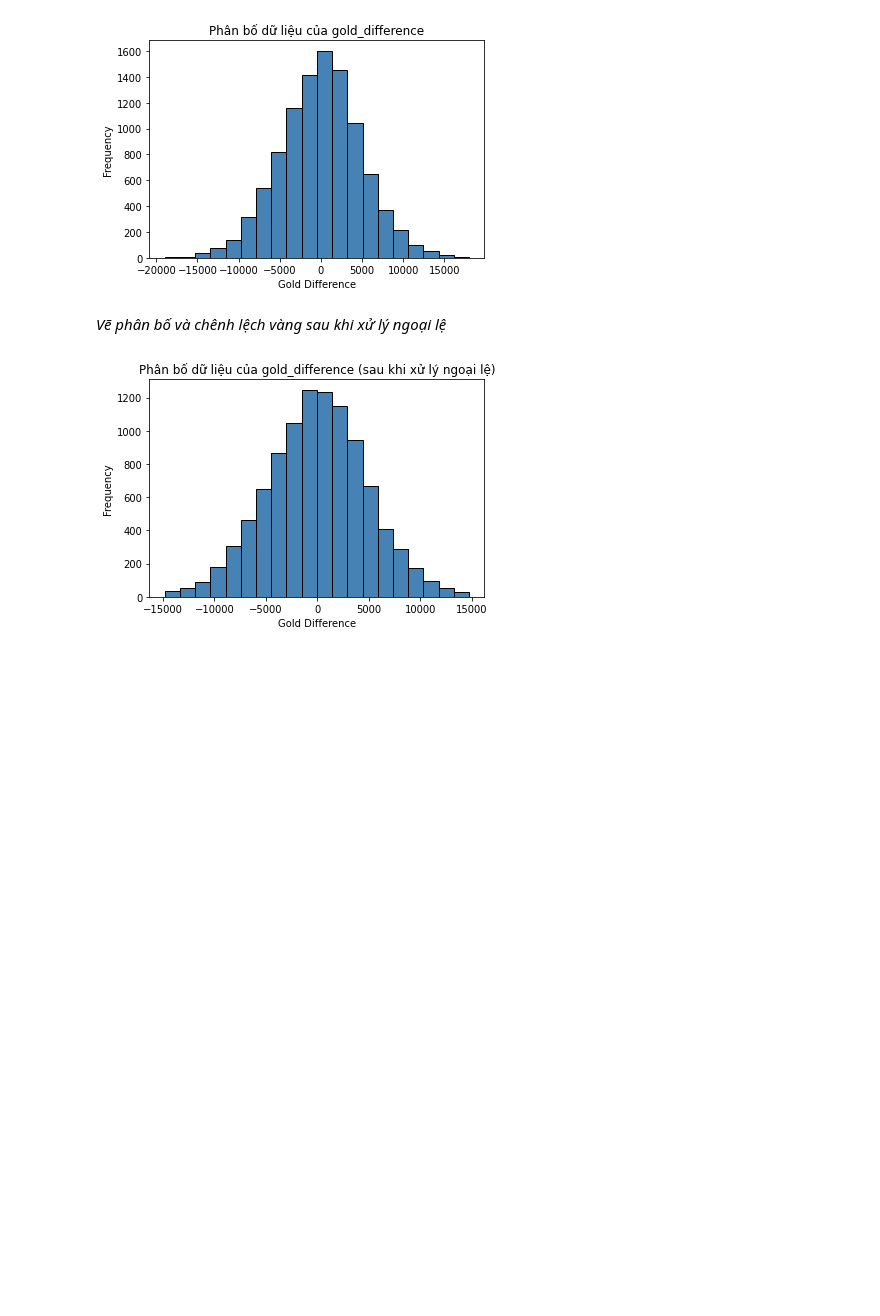
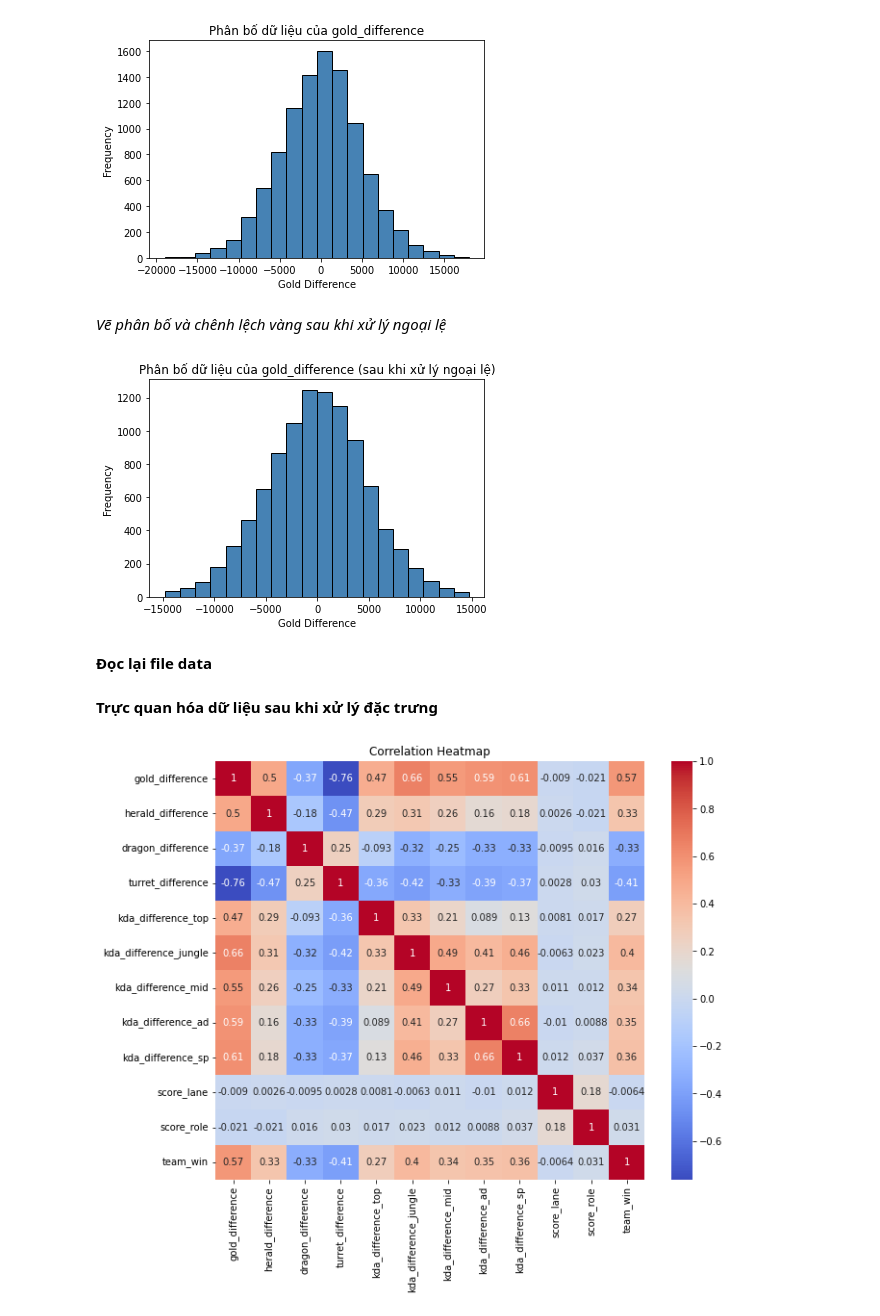
Before and after one commit to trucni2005/LeagueOfLegendsWinRatePredictorAt15, a Jupyter notebook: feature_engineering.ipynb, the cells around one changed output. Drawn from its saved outputs; the diff is of its cells as text; code cells hidden in the pictures; blank space fills up the shorter version.

Commit message:
plot Graphical Data Visualization

```diff
--- a/feature_engineering.ipynb
+++ b/feature_engineering.ipynb
@@ -229,3 +230,28 @@ plt.ylabel("Frequency")
 plt.show()
 # %% [output]
 [figure]
+# %% [markdown]
+**Đọc lại file data**
+# %%
+df = pd.read_csv("data/data_fe.csv")
+# %% [markdown]
+**Trực quan hóa dữ liệu sau khi xử lý đặc trưng**
+# %%
+# Lựa chọn các cột quan tâm
+columns_of_interest = ['gold_difference', 'herald_difference', 'dragon_difference', 'turret_difference',
+                       'kda_difference_top', 'kda_difference_jungle', 'kda_difference_mid', 'kda_difference_ad',
+                       'kda_difference_sp', 'score_lane', 'score_role', 'team_win']
+
+# Tạo DataFrame mới với các cột quan tâm
+df_selected = df[columns_of_interest]
+
+# Tính ma trận tương quan
+correlation_matrix = df_selected.corr()
+
+# Vẽ heatmap
+plt.figure(figsize=(10, 8))
+sns.heatmap(correlation_matrix, annot=True, cmap='coolwarm')
+plt.title('Correlation Heatmap')
+plt.show()
+# %% [output]
+[figure, added]
```
Also changed, not shown: parts of 10 cells of this notebook, 2 other files.
